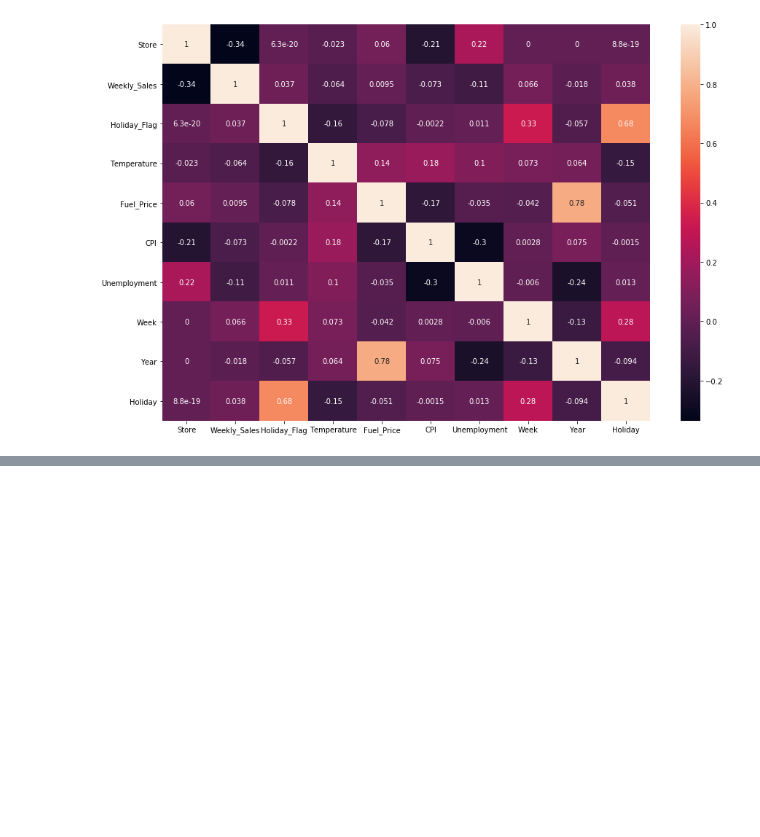
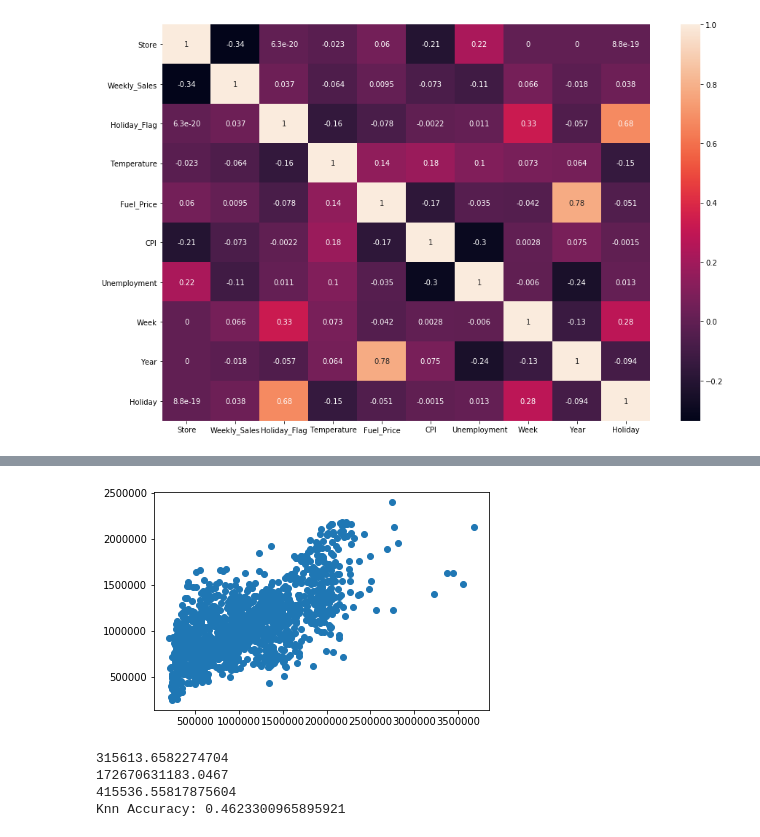
Before and after one commit to traveler0027/ai-projects, a Jupyter notebook: Regression/regression_linear_walmart.ipynb, the cells around one changed output, grey strips where cells are left out. Saved outputs shown, nothing was run; the diff lists cells and outputs as text; code cells hidden in the pictures; blank space fills up the shorter version.

```diff
--- a/Regression/regression_linear_walmart.ipynb
+++ b/Regression/regression_linear_walmart.ipynb
@@ -160,0 +210,32 @@ sells.groupby('Store').describe()
+# %%
+#train-test split
+x_features = sells.drop(columns=["Weekly_Sales"],axis=1)
+y_label = sells["Weekly_Sales"]
+
+x_train,x_test,y_train,y_test=train_test_split( x_features, y_label, test_size=0.25, random_state=0)
+# %%
+#standardize train and test data
+sc_x = StandardScaler()
+x_train = sc_x.fit_transform(x_train)
+x_test = sc_x.transform(x_test)
+# %%
+#KNN
+knn = KNeighborsRegressor(n_neighbors=10,n_jobs=4)
+knn.fit(x_train,y_train)
+y_pred = knn.predict(x_test)
+
+plt.scatter(y_test,y_pred)
+plt.show()
+# %% [output]
+[figure, added]
+# %%
+print(mean_absolute_error(y_test,y_pred))
+print(mean_squared_error(y_test,y_pred))
+print(np.sqrt(mean_squared_error(y_test,y_pred)))
+knnAcc= knn.score(x_test,y_test)
+print('Knn Accuracy: {}'.format(knnAcc))
+# %% [output]
+315613.6582274704
+172670631183.0467
+415536.55817875604
+Knn Accuracy: 0.4623300965895921
```
Also changed, not shown: parts of 12 cells of this notebook.
